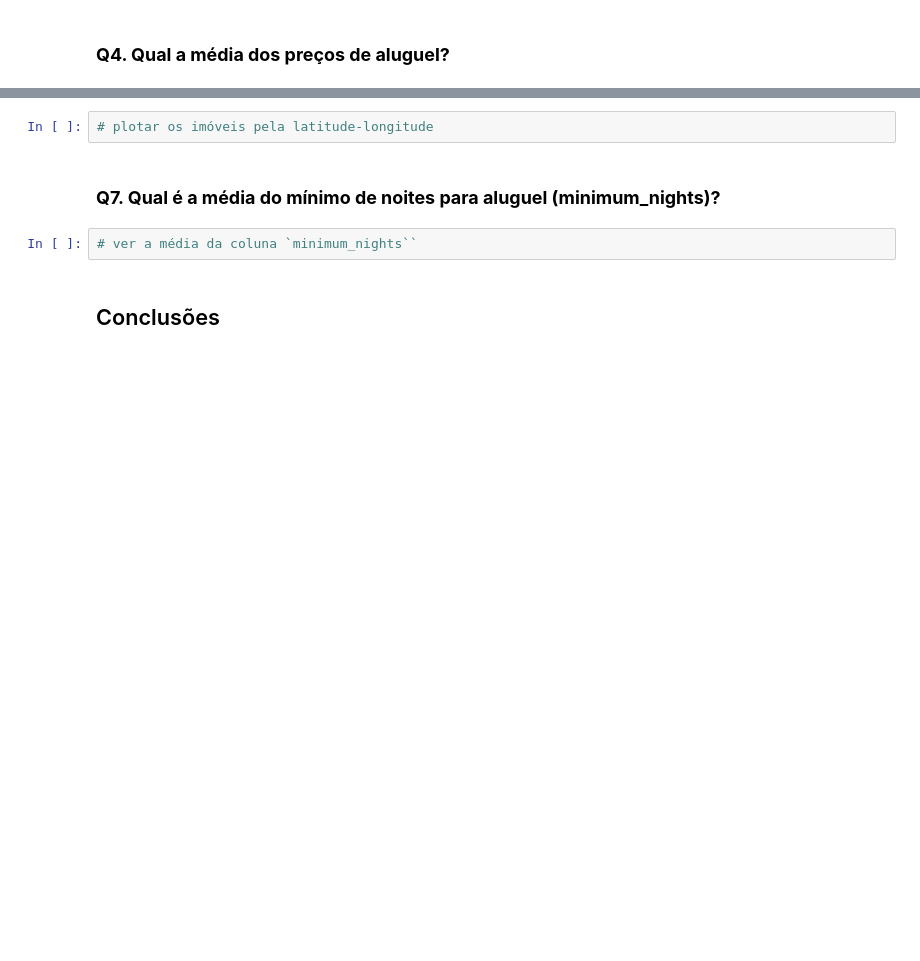
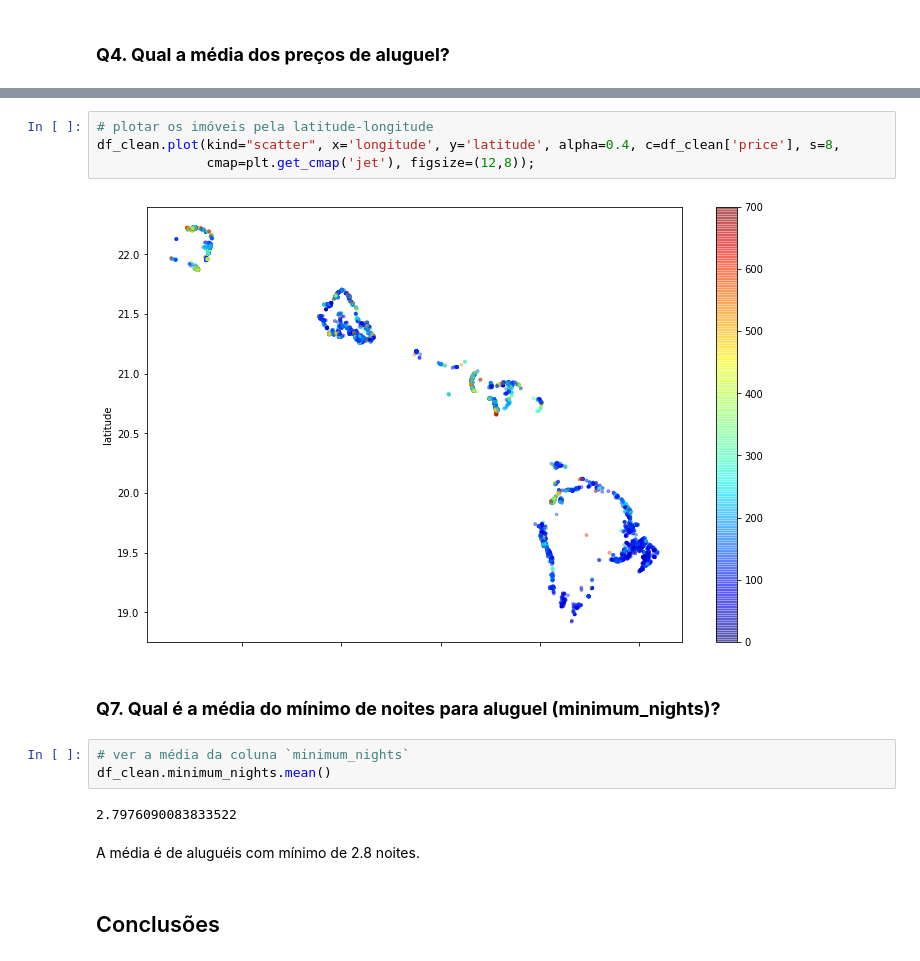
Before and after one commit to adrianadamata/Data_Science_Analise_Dados_Airbnb_Havai, a Jupyter notebook: Analisando_os_Dados_do_Airbnb_havai.ipynb, the cells around one changed output, grey strips where cells are left out. Cells and saved outputs as stored; diff of their text form; blank space fills up the shorter version.

```diff
--- a/Analisando_os_Dados_do_Airbnb_havai.ipynb
+++ b/Analisando_os_Dados_do_Airbnb_havai.ipynb
@@ -243,8 +347,17 @@ Neste caso, verificamos a presença de outliers na variável `number_of_reviews`
-# %%
-# plotar os imóveis pela latitude-longitude
+# %%
+# plotar os imóveis pela latitude-longitude
+df_clean.plot(kind="scatter", x='longitude', y='latitude', alpha=0.4, c=df_clean['price'], s=8,
+              cmap=plt.get_cmap('jet'), figsize=(12,8));
+# %% [output]
+[figure, added]
 # %% [markdown]
 ### **Q7. Qual é a média do mínimo de noites para aluguel (minimum_nights)?**
 # %%
-# ver a média da coluna `minimum_nights``
+# ver a média da coluna `minimum_nights`
+df_clean.minimum_nights.mean()
+# %% [output]
+2.7976090083833522
+# %% [markdown]
+A média é de aluguéis com mínimo de 2.8 noites.
 # %% [markdown]
 ## Conclusões
```
Also changed, not shown: parts of 27 cells of this notebook.
